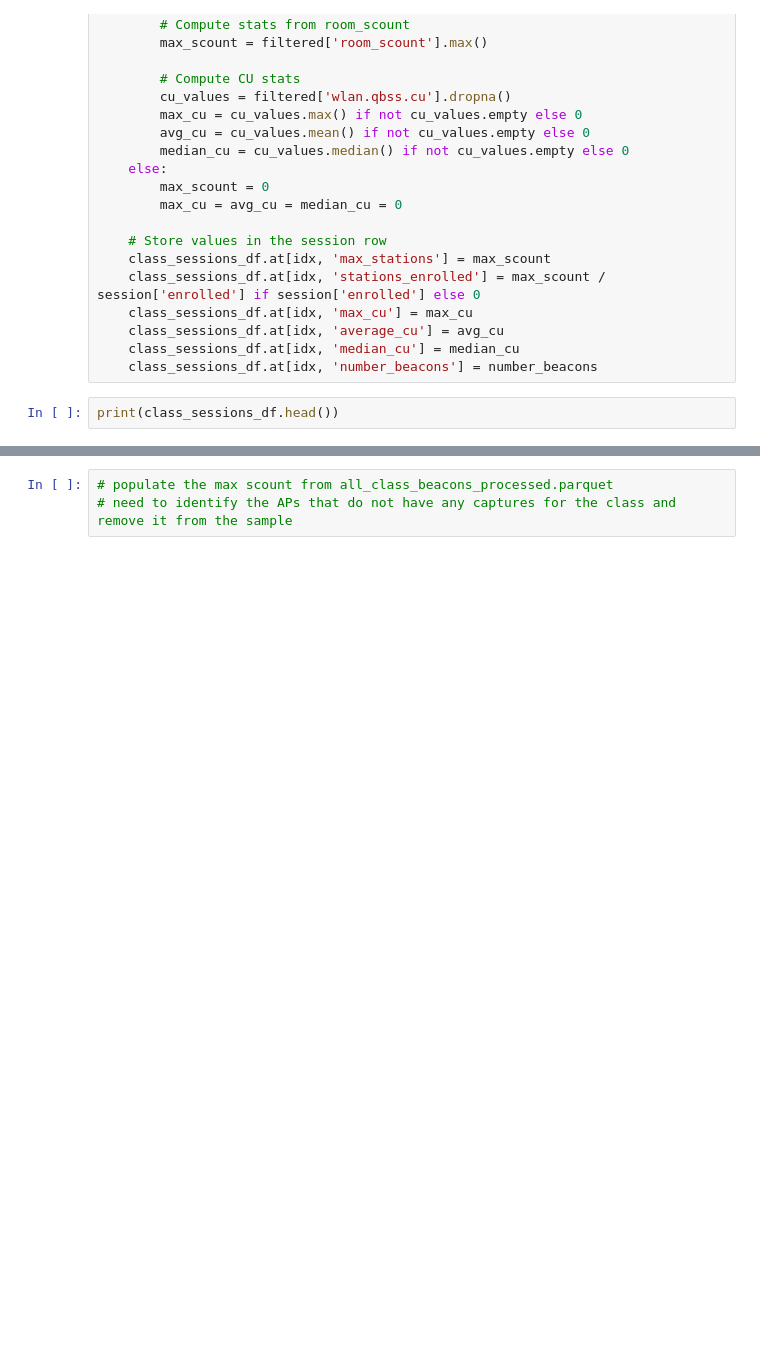
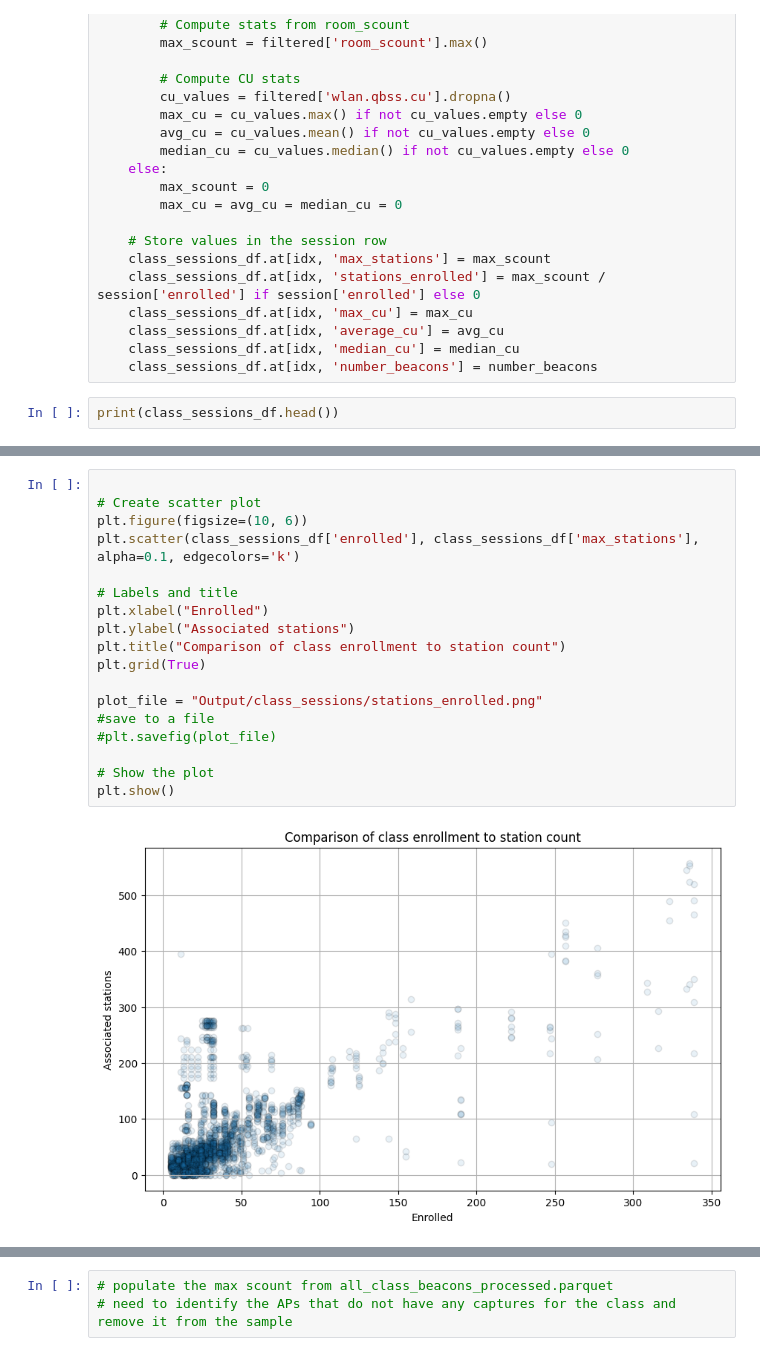
Before and after one commit to Yanzzee/WiFi-Beacon-analysis, a Jupyter notebook: analyze_class_sessions.ipynb, the cells around one changed output, grey strips where cells are left out. Drawn from its saved outputs; the diff is of its cells as text; blank space fills up the shorter version.

```diff
--- a/analyze_class_sessions.ipynb
+++ b/analyze_class_sessions.ipynb
@@ -108,0 +162,20 @@ print("Average devices per enrolled:", average_devices_per_enrolled)
+# %%
+
+# Create scatter plot
+plt.figure(figsize=(10, 6))
+plt.scatter(class_sessions_df['enrolled'], class_sessions_df['max_stations'], alpha=0.1, edgecolors='k')
+
+# Labels and title
+plt.xlabel("Enrolled")
+plt.ylabel("Associated stations")
+plt.title("Comparison of class enrollment to station count")
+plt.grid(True)
+
+plot_file = "Output/class_sessions/stations_enrolled.png"
+#save to a file
+#plt.savefig(plot_file)
+
+# Show the plot
+plt.show()
+# %% [output]
+[figure, added]
```
Also changed, not shown: parts of 6 cells of this notebook, 7 other files.
